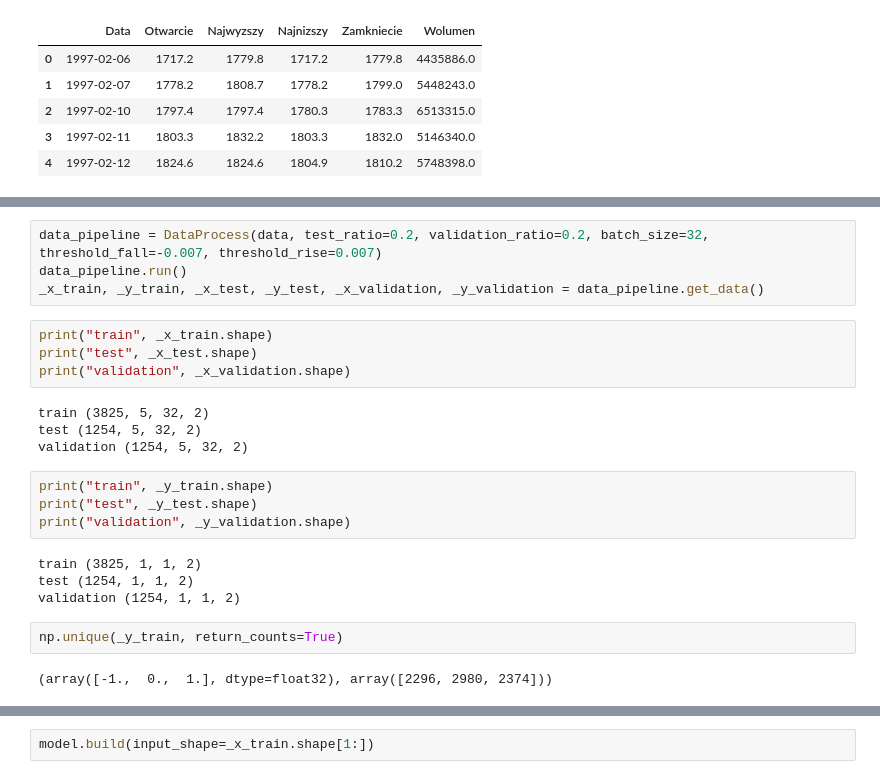
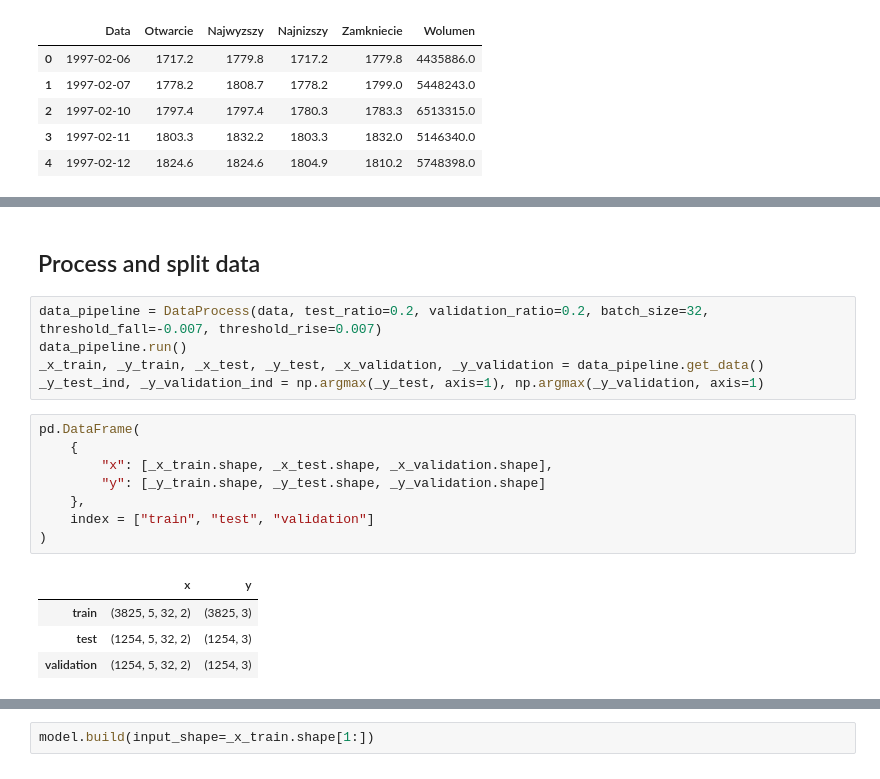
Before and after one commit to B4rtko/Inzynierka, a Jupyter notebook: Brudnopis/cdt_2.ipynb, the cells around one changed output, grey strips where cells are left out. Saved outputs shown, nothing was run; the diff lists cells and outputs as text.

```diff
--- a/Brudnopis/cdt_2.ipynb
+++ b/Brudnopis/cdt_2.ipynb
@@ -61,24 +51,20 @@ data.shape
+# %% [markdown]
+## Process and split data
 # %%
 data_pipeline = DataProcess(data, test_ratio=0.2, validation_ratio=0.2, batch_size=32, threshold_fall=-0.007, threshold_rise=0.007)
 data_pipeline.run()
 _x_train, _y_train, _x_test, _y_test, _x_validation, _y_validation = data_pipeline.get_data()
+_y_test_ind, _y_validation_ind = np.argmax(_y_test, axis=1), np.argmax(_y_validation, axis=1)
-# %%
-print("train", _x_train.shape)
-print("test", _x_test.shape)
-print("validation", _x_validation.shape)
-# %% [output]
-train (3825, 5, 32, 2)
-test (1254, 5, 32, 2)
-validation (1254, 5, 32, 2)
-# %%
-print("train", _y_train.shape)
-print("test", _y_test.shape)
-print("validation", _y_validation.shape)
-# %% [output]
-train (3825, 1, 1, 2)
-test (1254, 1, 1, 2)
-validation (1254, 1, 1, 2)
-# %%
-np.unique(_y_train, return_counts=True)
-# %% [output]
-(array([-1.,  0.,  1.], dtype=float32), array([2296, 2980, 2374]))
+# %%
+pd.DataFrame(
+    {
+        "x": [_x_train.shape, _x_test.shape, _x_validation.shape],
+        "y": [_y_train.shape, _y_test.shape, _y_validation.shape]
+    },
+    index = ["train", "test", "validation"]
+)
+# %% [output]
+|  | x | y |
+| train | (3825, 5, 32, 2) | (3825, 3) |
+| test | (1254, 5, 32, 2) | (1254, 3) |
+| validation | (1254, 5, 32, 2) | (1254, 3) |
```
Also changed, not shown: parts of 33 cells of this notebook, 6 other files.
